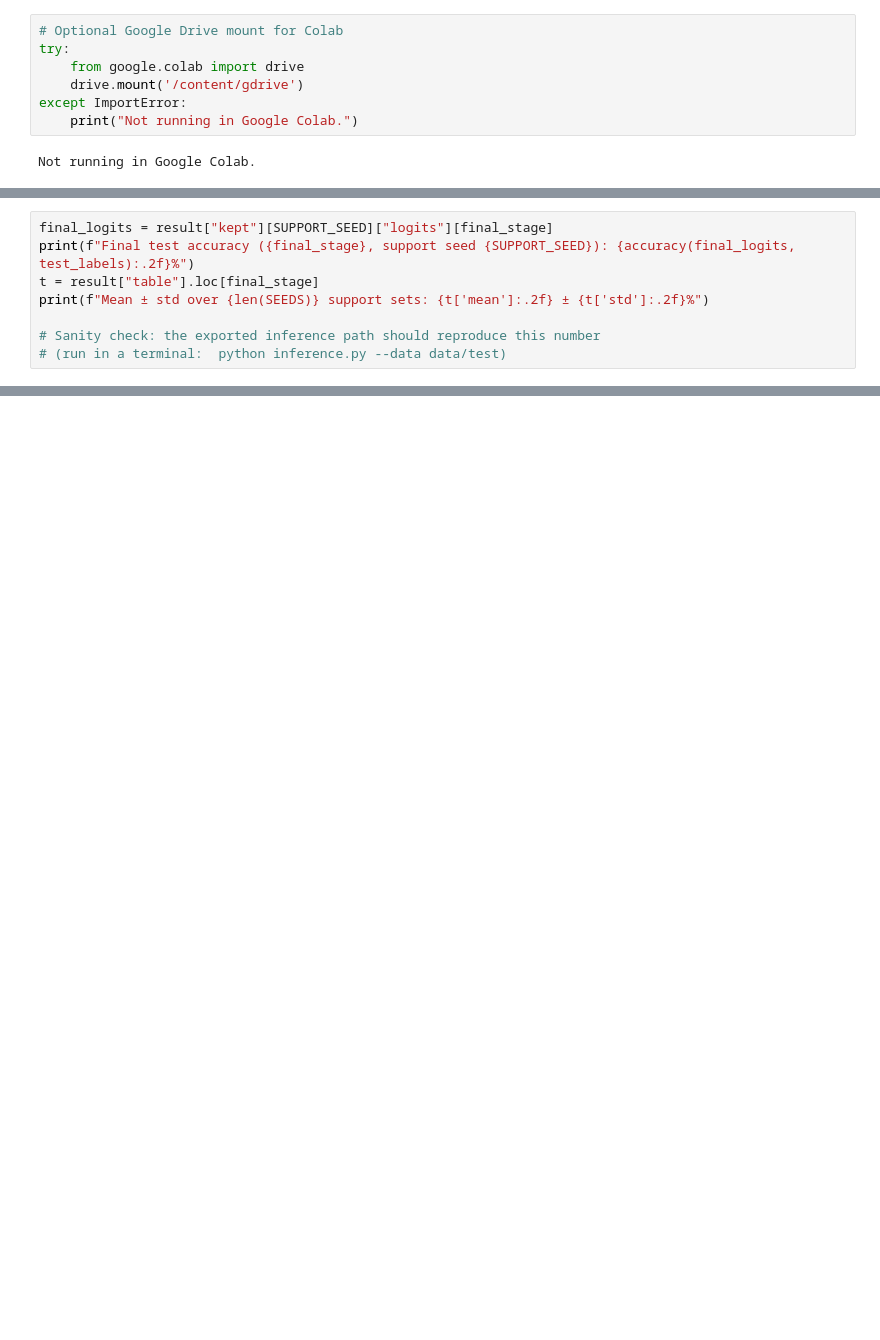
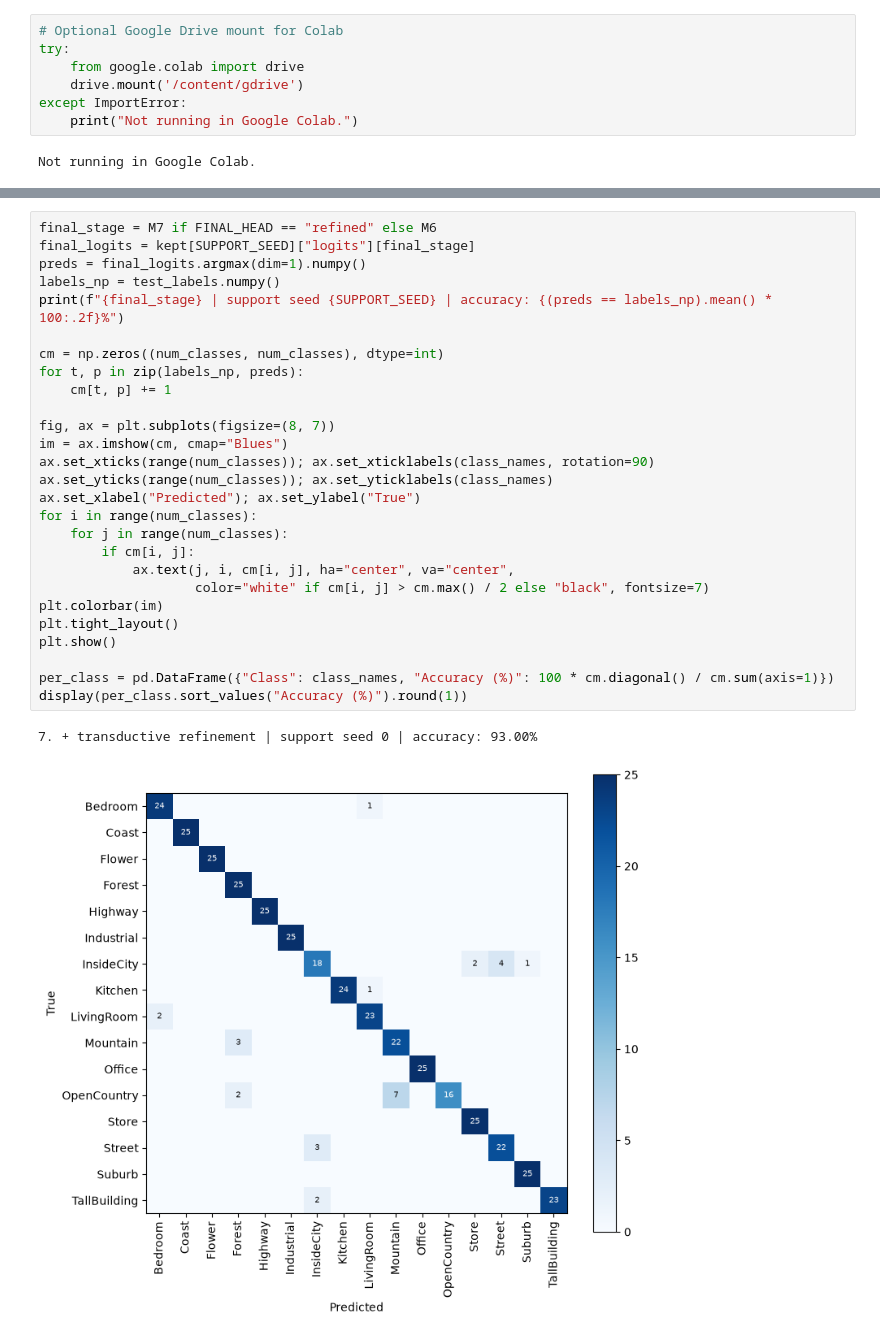
Before and after one commit to OliverWard4/FoundationModel, a Jupyter notebook: ITCS_6169_8169_Assignment3_OneShot_Template.ipynb, the cells around one changed output, grey strips where cells are left out. Saved outputs shown, nothing was run; the diff lists cells and outputs as text; blank space fills up the shorter version.

```diff
--- a/ITCS_6169_8169_Assignment3_OneShot_Template.ipynb
+++ b/ITCS_6169_8169_Assignment3_OneShot_Template.ipynb
@@ -774,8 +85,0 @@ Report the result for the support set you committed to **before** looking at tes
-# %%
-final_logits = result["kept"][SUPPORT_SEED]["logits"][final_stage]
-print(f"Final test accuracy ({final_stage}, support seed {SUPPORT_SEED}): {accuracy(final_logits, test_labels):.2f}%")
-t = result["table"].loc[final_stage]
-print(f"Mean ± std over {len(SEEDS)} support sets: {t['mean']:.2f} ± {t['std']:.2f}%")
-
-# Sanity check: the exported inference path should reproduce this number
-# (run in a terminal:  python inference.py --data data/test)
@@ -805,0 +815,30 @@ Before submitting the 2-page PDF (due November 24, 2026, 11:59 PM ET):
+# %%
+final_stage = M7 if FINAL_HEAD == "refined" else M6
+final_logits = kept[SUPPORT_SEED]["logits"][final_stage]
+preds = final_logits.argmax(dim=1).numpy()
+labels_np = test_labels.numpy()
+print(f"{final_stage} | support seed {SUPPORT_SEED} | accuracy: {(preds == labels_np).mean() * 100:.2f}%")
+
+cm = np.zeros((num_classes, num_classes), dtype=int)
+for t, p in zip(labels_np, preds):
+    cm[t, p] += 1
+
+fig, ax = plt.subplots(figsize=(8, 7))
+im = ax.imshow(cm, cmap="Blues")
+ax.set_xticks(range(num_classes)); ax.set_xticklabels(class_names, rotation=90)
+ax.set_yticks(range(num_classes)); ax.set_yticklabels(class_names)
+ax.set_xlabel("Predicted"); ax.set_ylabel("True")
+for i in range(num_classes):
+    for j in range(num_classes):
+        if cm[i, j]:
+            ax.text(j, i, cm[i, j], ha="center", va="center",
+                    color="white" if cm[i, j] > cm.max() / 2 else "black", fontsize=7)
+plt.colorbar(im)
+plt.tight_layout()
+plt.show()
+
+per_class = pd.DataFrame({"Class": class_names, "Accuracy (%)": 100 * cm.diagonal() / cm.sum(axis=1)})
+display(per_class.sort_values("Accuracy (%)").round(1))
+# %% [output]
+7. + transductive refinement | support seed 0 | accuracy: 93.00%
+[figure, added]
```
Also changed, not shown: parts of 70 cells of this notebook, 3 other files.
